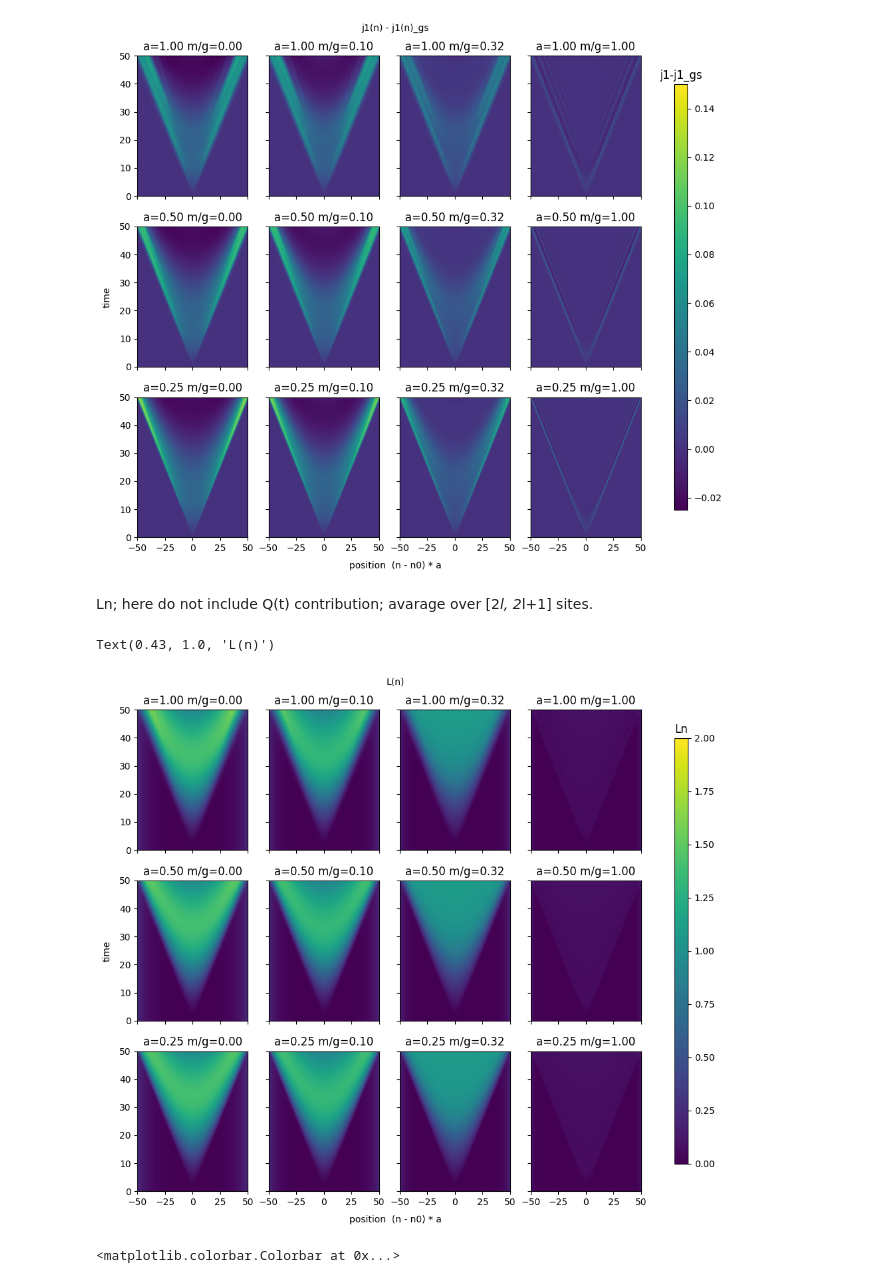
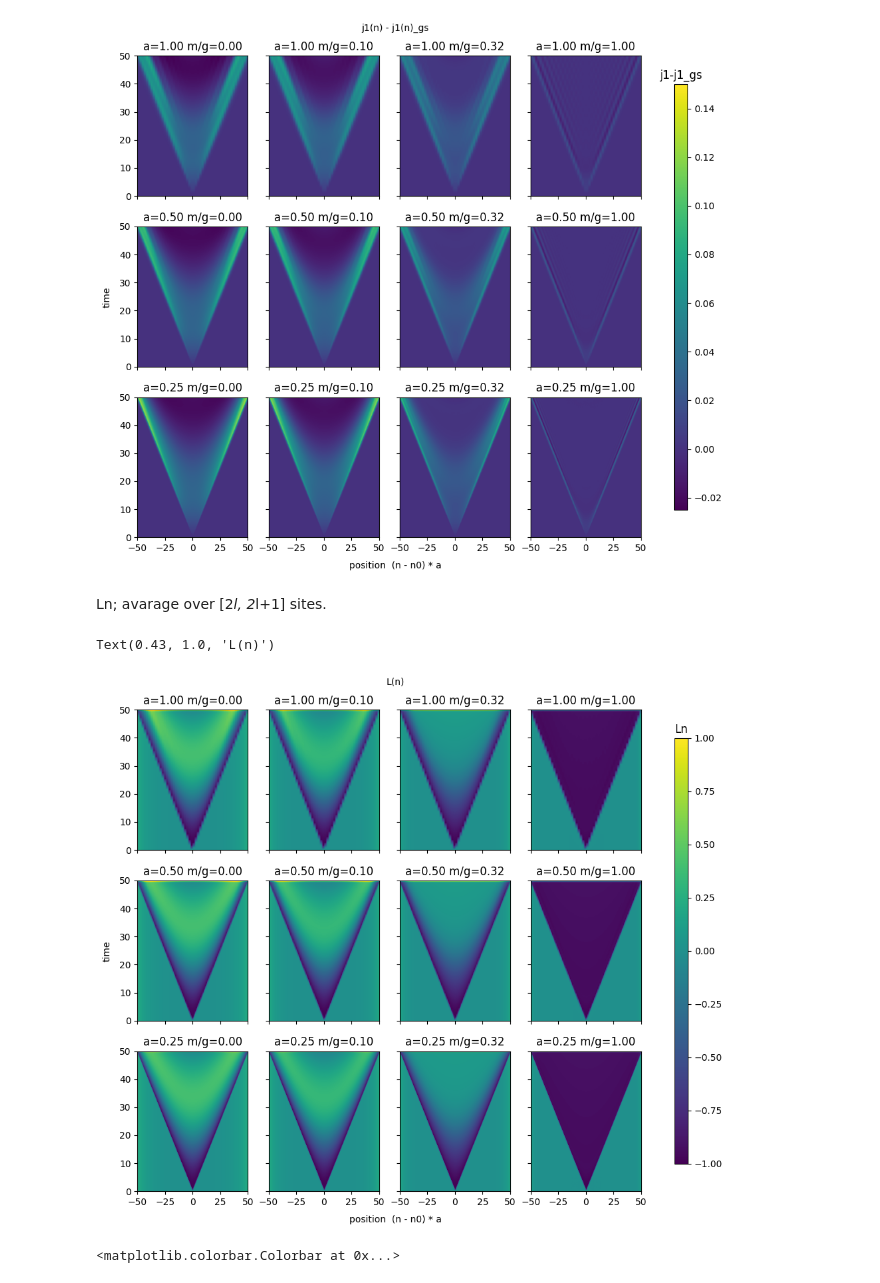
Before and after one commit to marekrams/jffs, a Jupyter notebook: plot_time_evolution.ipynb, the cells around one changed output. Saved outputs shown, nothing was run; the diff lists cells and outputs as text; code cells hidden in the pictures.

```diff
--- a/plot_time_evolution.ipynb
+++ b/plot_time_evolution.ipynb
@@ -130,6 +130,15 @@ for i, m in enumerate(ms):
 
         ee = T00[m, N][:, 1:]
         tm = T00[m, N][:, 0]
+
+        ll = Ln[m, N][:, 1:]
+
+        dQ = np.zeros((len(tm), N), dtype=np.float64)
+        for iii, t in enumerate(tm):
+            for n in range(N):
+                dQ[iii, n] = dQn(n, t, (N - 1) / 2, L0, a, v=1, Q=1)
+
+        ee = ee + (a * g * g / 2) * (2 * dQ * ll + dQ * dQ)
         ee = (ee[:, 0::2] + ee[:, 1::2]) /2  #  here we calculate mean of sites 2*l and 2*l+1
         ee0 = ee[0, :]
         ee = ee - ee0
@@ -163,7 +172,15 @@ for i, m in enumerate(ms):
 
         ee = T11[m, N][:, 1:]
         tm = T11[m, N][:, 0]
-        ee = (ee[:, 0::2] + ee[:, 1::2]) /2  #  here we calculate mean of sites 2*l and 2*l+1
+
+        ll = Ln[m, N][:, 1:]
+        dQ = np.zeros((len(tm), N), dtype=np.float64)
+        for iii, t in enumerate(tm):
+            for n in range(N):
+                dQ[iii, n] = dQn(n, t, (N - 1) / 2, L0, a, v=1, Q=1)
+        ee = ee - (a * g * g / 2) * (2 * dQ * ll + dQ * dQ)
+
+        ee = (ee[:, 0::2] + ee[:, 1::2]) / 2  #  here we calculate mean of sites 2*l and 2*l+1
         ee0 = ee[0, :]
         ee = ee - ee0
         ee = ee / a
@@ -182,5 +199,5 @@ cb.ax.set_title('(T11 - T11_gs)/a')
 
 fig.text(0.43, -0.01, 'position  (n - n0) * a', ha='center')
 fig.text(-0.01, 0.5, 'time', va='center', rotation='vertical')
-fig.text(0.43, 1.00, '[T11(n) - T11(n, t=0)] / a', ha='center')
+fig.text(0.43, 1.00, '[T11(n) - T11(n, t=0)] / a', ha='center');
 # %% [output]
@@ -279,37 +295,45 @@ fig.text(0.43, 1.00, 'j1(n) - j1(n)_gs', ha='center')
 Text(0.43, 1.0, 'j1(n) - j1(n)_gs')
 [figure]
 # %% [markdown]
-Ln; here do not include Q(t) contribution; avarage over [2*l, 2*l+1] sites.
+Ln; avarage over [2*l, 2*l+1] sites.
 # %%
 fig, ax = plt.subplots(3, 4, sharex=True, sharey=True, figsize=(10, 8))
 for i, m in enumerate(ms):
     for j, (N, a) in enumerate(Nas):
 
         ee = Ln[m, N][:, 1:]
         tm = Ln[m, N][:, 0]
+
+        dQ = np.zeros((len(tm), N), dtype=np.float64)
+        for iii, t in enumerate(tm):
+            for n in range(N):
+                dQ[iii, n] = dQn(n, t, (N - 1) / 2, L0, a, v=1, Q=1)
+        ee = ee + dQ
+
         ee = (ee[:, 0::2] + ee[:, 1::2]) /2  #  here we calculate mean of sites 2*l and 2*l+1
         # ee0 = ee[0, :]
         # ee = ee - ee0
 
         # print(np.min(ee), np.max(ee))
-        im = ax[j, i].imshow(ee, extent=(-N*a/2, N*a/2, 0, tm[-1]), origin='lower', aspect='auto', vmin=0, vmax=2)
+
+        im = ax[j, i].imshow(ee, extent=(-N*a/2, N*a/2, 0, tm[-1]), origin='lower', aspect='auto', vmin=-1, vmax=1)
         ax[j, i].set_title(f"{a=:0.2f} {m/g=:0.2f}")
         ax[j, i].set_xticks([-50, -25, 0, 25, 50])
         ax[j, i].set_ylim([0, 50])
         # ax[j, i].set_xlabel("position")
         # ax[j, i].set_ylabel("time")
 fig.tight_layout()
 fig.subplots_adjust(right=0.8)
 cbar_ax = fig.add_axes([0.85, 0.10, 0.02, 0.8])
 cb = fig.colorbar(im, cax=cbar_ax)
 cb.ax.set_title('Ln')
 
 fig.text(0.43, -0.01, 'position  (n - n0) * a', ha='center')
 fig.text(-0.01, 0.5, 'time', va='center', rotation='vertical')
 fig.text(0.43, 1.00, 'L(n)', ha='center')
 # %% [output]
 Text(0.43, 1.0, 'L(n)')
-[figure, old version]
+[figure, new version]
 # %%
 N = 400
 a = 0.25
```
Also changed, not shown: parts of 4 cells of this notebook.
